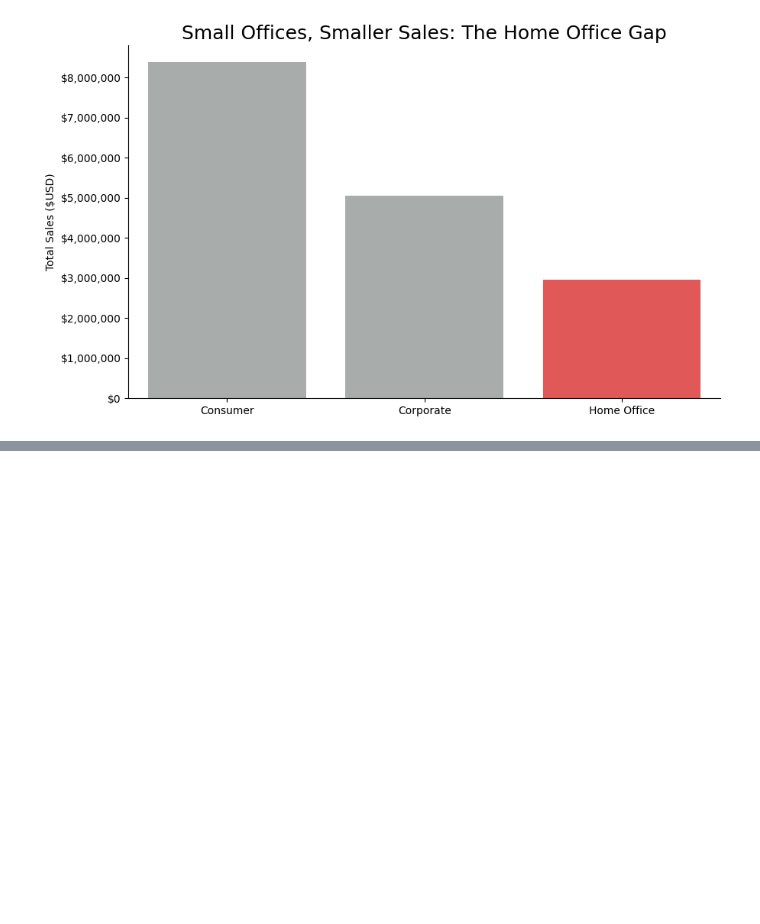
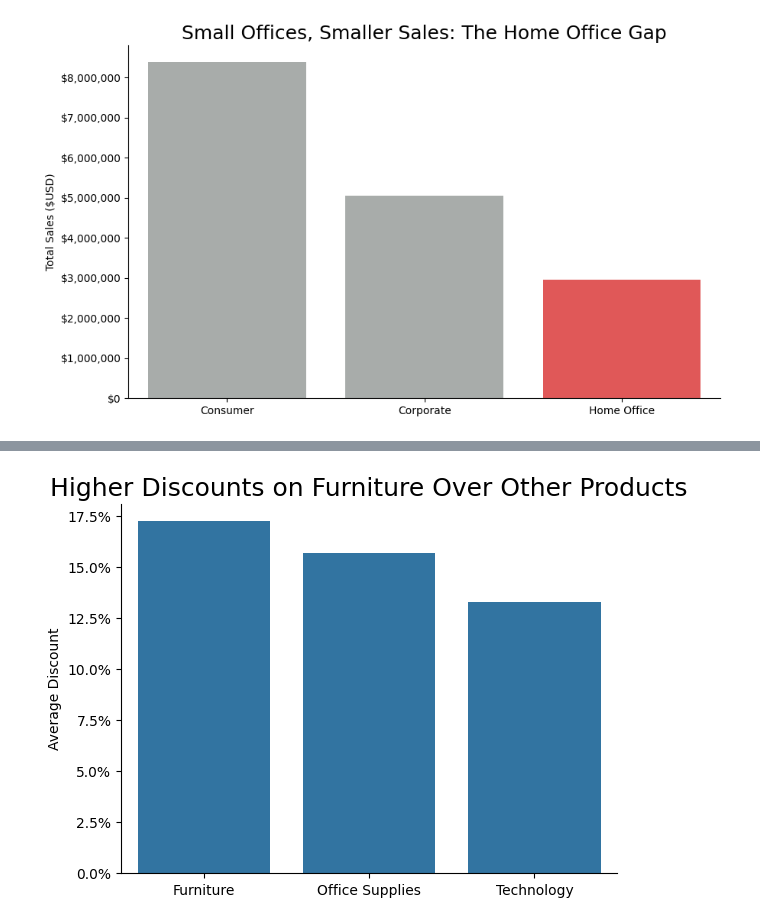
Before and after one commit to jmlax123/DataAnalysisModule3, a Jupyter notebook: Week4/notebooks/superstore_sales_workflow.ipynb, the cells around one changed output, grey strips where cells are left out. Saved outputs shown, nothing was run; the diff lists cells and outputs as text; code cells hidden in the pictures; blank space fills up the shorter version.

```diff
--- a/Week4/notebooks/superstore_sales_workflow.ipynb
+++ b/Week4/notebooks/superstore_sales_workflow.ipynb
@@ -440,0 +477,16 @@ plt.show()
+# %%
+# visualization three code here
+
+sns.barplot(result4, x='category', y='avg_discount')
+
+ax = plt.gca()
+ax.yaxis.set_major_formatter(mticker.PercentFormatter(xmax=1.0))
+
+plt.title('Higher Discounts on Furniture Over Other Products', fontsize=18)
+plt.xlabel(None)
+plt.ylabel('Average Discount')
+
+sns.despine()
+plt.show()
+# %% [output]
+[figure, added]
```
Also changed, not shown: parts of 7 cells of this notebook.
